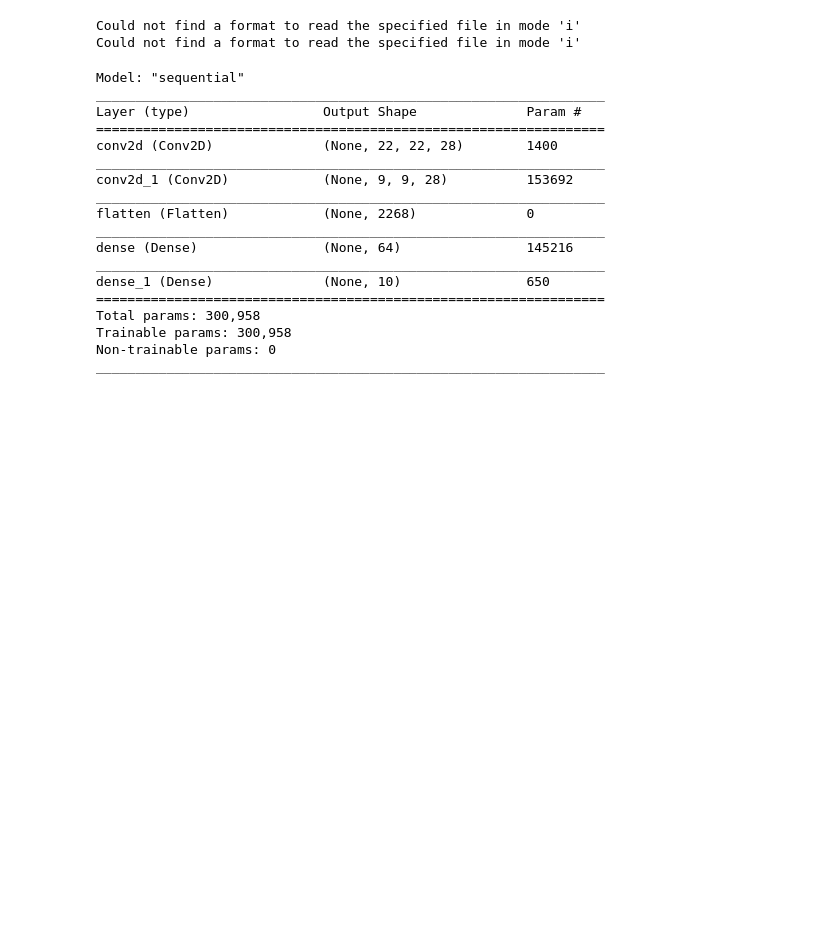
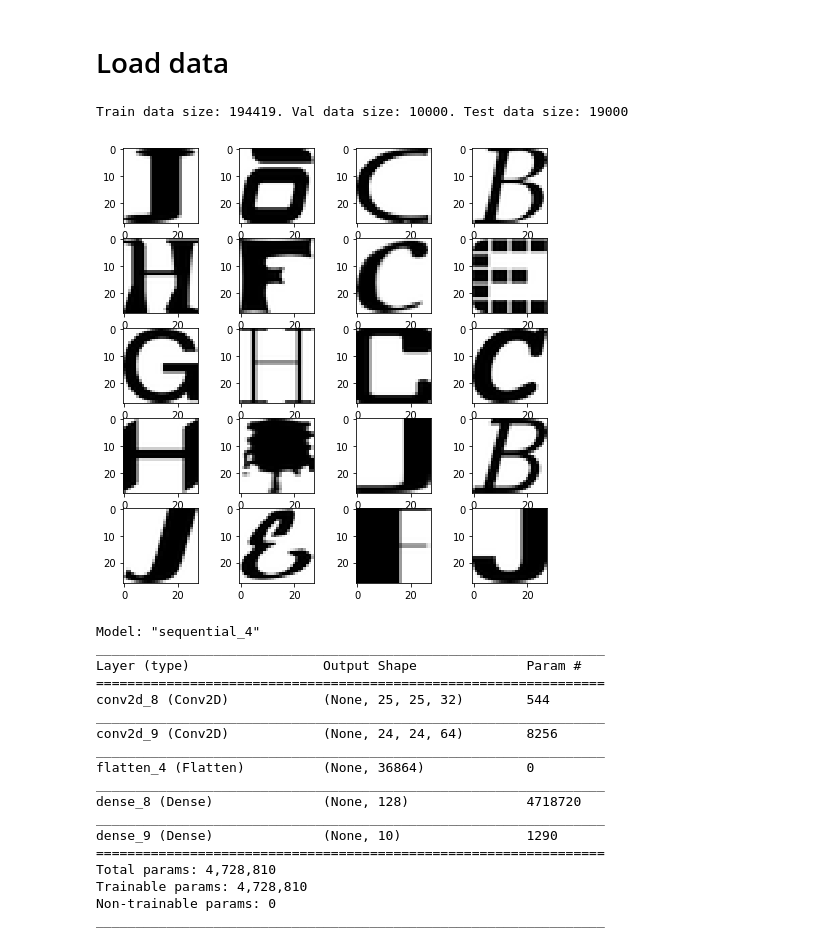
Before and after one commit to creeston/ML_2, a Jupyter notebook: Lab 3.ipynb, the cells around one changed output. Drawn from its saved outputs; the diff is of its cells as text; code cells hidden in the pictures; blank space fills up the shorter version.

```diff
--- a/Lab 3.ipynb
+++ b/Lab 3.ipynb
@@ -62,22 +15,23 @@ small_mnist = "../Lab 1/notMNIST_small"
-# %%
-data, available_classes = load_data(small_mnist)
-
-size = len(data)
-train_size = int(size * 0.95)
-val_size = int(train_size * 0.05)
-
-random.shuffle(data)
-
-train_data = data[:train_size]
-test_data = data[train_size:]
-val_data = train_data[:val_size]
-train_data = train_data[val_size:]
-
-remove_duplicates(train_data, val_data, test_data)
-
-train_x, train_y = unzip(train_data)
-val_x, val_y = unzip(val_data)
-test_x, test_y = unzip(test_data)
-# %% [output]
-Could not find a format to read the specified file in mode 'i'
-Could not find a format to read the specified file in mode 'i'
+# %% [markdown]
+# Load data
+# %%
+def load_data():
+    return load_from_pickle("_train.pickle"), load_from_pickle("_val.pickle"), load_from_pickle("_test.pickle")
+
+def load_from_pickle(pickle_name):
+    with open(large_mnist + pickle_name, 'rb') as f:
+        return pickle.load(f)
+
+train_data, val_data, test_data = load_data()
+print("Train data size: %d. Val data size: %d. Test data size: %d" % (len(train_data), len(val_data), len(test_data)))
+
+fig = plt.figure(figsize=(8, 8))
+columns, rows = 4, 5
+for i in range(1, columns * rows + 1):
+    img = random.choice(train_data)[0]
+    fig.add_subplot(rows, columns, i)
+    plt.imshow(img.reshape(28, 28), interpolation='nearest', cmap='Greys')
+plt.show()
+# %% [output]
+Train data size: 194419. Val data size: 10000. Test data size: 19000
+[figure, added]
@@ -85,34 +52,34 @@ Could not find a format to read the specified file in mode 'i'
 from tensorflow.keras import layers, Model, Input, Sequential
 from tensorflow.keras.layers import Dense, Dropout, Conv2D, Flatten
 
-num_classes = len(available_classes)
+num_classes = 10
 model = Sequential([
-    Conv2D(28, (7, 7), input_shape=(28, 28, 1,)),
-    Conv2D(28, (14, 14)),
+    Conv2D(32, (4, 4), input_shape=(28, 28, 1,)),
+    Conv2D(64, (2, 2)),
     Flatten(),
-    Dense(64, activation="relu"),
+    Dense(128, activation="relu"),
     Dense(num_classes, activation="softmax")
 ])
 
-model.compile(optimizer="rmsprop", loss='sparse_categorical_crossentropy', metrics=['accuracy'])
+model.compile(optimizer="adam", loss='sparse_categorical_crossentropy', metrics=['accuracy'])
 model.summary()
 # %% [output]
-Model: "sequential"
+Model: "sequential_4"
 _________________________________________________________________
 Layer (type)                 Output Shape              Param #
 =================================================================
-conv2d (Conv2D)              (None, 22, 22, 28)        1400
+conv2d_8 (Conv2D)            (None, 25, 25, 32)        544
 _________________________________________________________________
-conv2d_1 (Conv2D)            (None, 9, 9, 28)          153692
+conv2d_9 (Conv2D)            (None, 24, 24, 64)        8256
 _________________________________________________________________
-flatten (Flatten)            (None, 2268)              0
+flatten_4 (Flatten)          (None, 36864)             0
 _________________________________________________________________
-dense (Dense)                (None, 64)                145216
+dense_8 (Dense)              (None, 128)               4718720
 _________________________________________________________________
-dense_1 (Dense)              (None, 10)                650
+dense_9 (Dense)              (None, 10)                1290
 =================================================================
-Total params: 300,958
-Trainable params: 300,958
+Total params: 4,728,810
+Trainable params: 4,728,810
 Non-trainable params: 0
 _________________________________________________________________
 # %%
```
Also changed, not shown: parts of 15 cells of this notebook, 2 other files.
